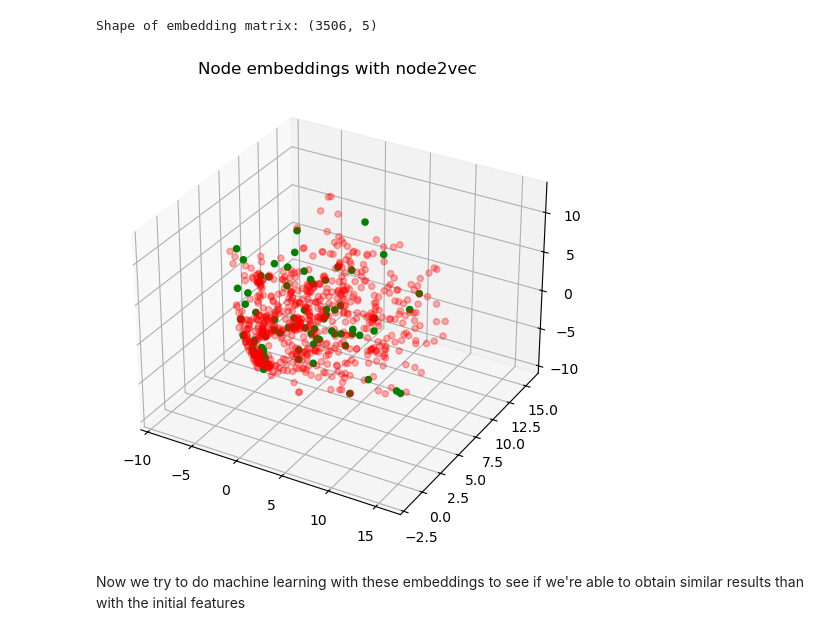
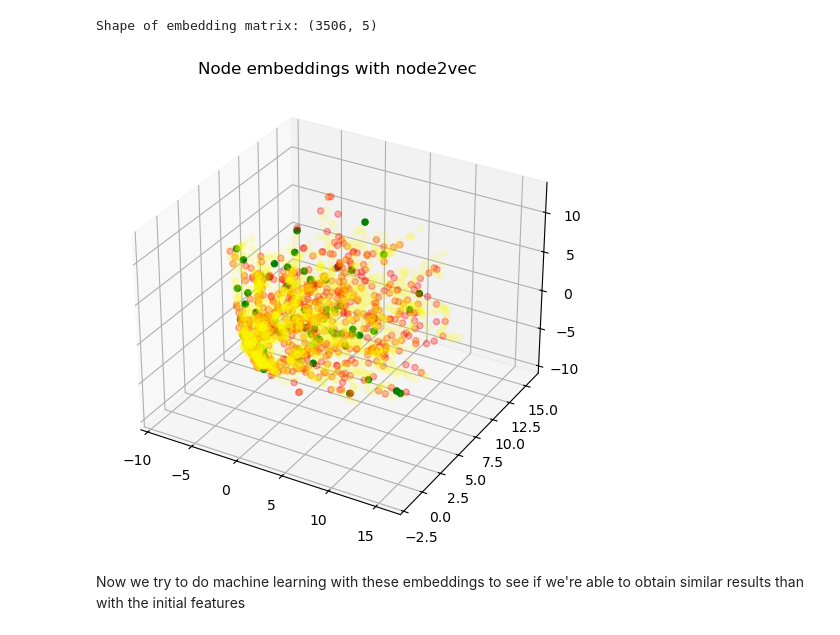
Before and after one commit to Arnau1/GraphAnomaly, a Jupyter notebook: marti2.ipynb, the cells around one changed output. Drawn from its saved outputs; the diff is of its cells as text; code cells hidden in the pictures.

```diff
--- a/marti2.ipynb
+++ b/marti2.ipynb
@@ -142,28 +142,28 @@ Shape of embedding matrix: (3506, 5)
 # %%
 # Plot 3D embeddings
 
 fig = plt.figure(figsize=(8, 6))
 ax = fig.add_subplot(projection='3d')
 
 # Color code by classes
 colours = ['yellow', 'red', 'green']
-alphas = [0, 0.3, 1]
+alphas = [0.1, 0.3, 1]
 
 for label in np.unique(df18['class']):
     indices = np.where(df18['class'] == label)
     ax.scatter(embeddings[indices, 0],
                embeddings[indices, 1],
                embeddings[indices, 2],
                c=colours[label+1],
                label=f'Class {label}',
                alpha=alphas[label+1])
 
 plt.title("Node embeddings with node2vec")
 plt.show()
 
 # Una altra opcio es tsne, per reduir dimensionalitat i plotejar
 # %% [output]
-[figure, old version]
+[figure, new version]
 # %% [markdown]
 Now we try to do machine learning with these embeddings to see if we're able to obtain similar results than with the initial features
 # %%
```
Also changed, not shown: parts of 6 cells of this notebook, 1 other file.
